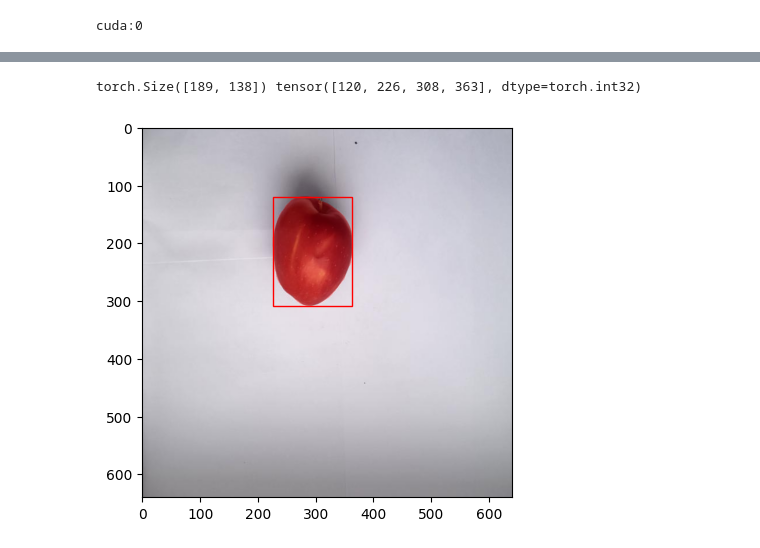
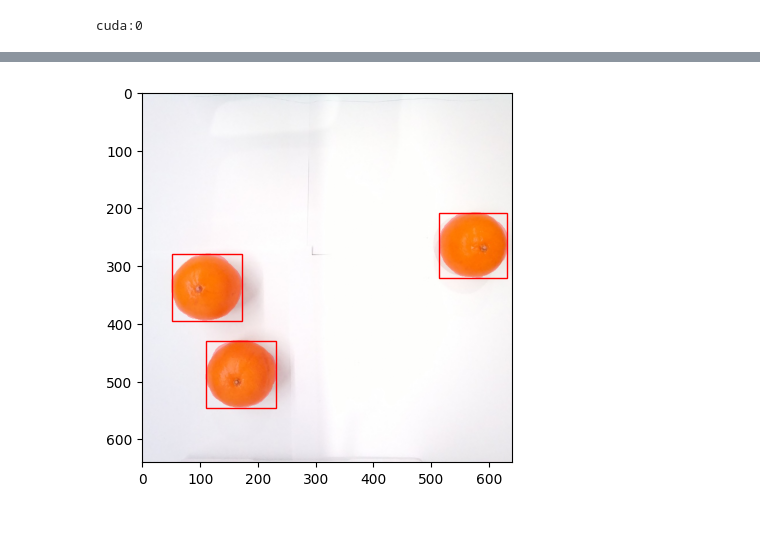
Before and after one commit to frznfrgg/fruit_detection, a Jupyter notebook: model.ipynb, the cells around one changed output, grey strips where cells are left out. Saved outputs shown, nothing was run; the diff lists cells and outputs as text; code cells hidden in the pictures.

```diff
--- a/model.ipynb
+++ b/model.ipynb
@@ -740,17 +517,17 @@ print(device)
 spine = Spine(vgg16_bn(weights = VGG16_BN_Weights.IMAGENET1K_V1)).to(device)
 
 
-class_weights = torch.tensor([0.05, 1.0, 1.0, 1.0, 1.0, 1.0, 1.0]).to(device)
+class_weights = torch.tensor([0.05, 1.5, 1.0, 1.0, 1.0, 1.0, 1.0]).to(device)
 classifier_criterion = torch.nn.BCELoss(weight = class_weights)
 
 classifier = ClsTrainer(lr = 0.0005, criterion = classifier_criterion).to(device)
 
 
 regressor_criterion = nn.SmoothL1Loss()
-regressor = RgsTrainer(lr = 0.005, criterion = regressor_criterion).to(device)
+regressor = RgsTrainer(lr = 0.008, criterion = regressor_criterion).to(device)
 
 
-segmentator = SgmTrainer(lr = 0.001, criterion = torch.nn.BCELoss()).to(device)
+segmentator = SgmTrainer(lr = 0.01, criterion = segmentation_loss).to(device)
 # %% [output]
 cuda:0
 # %%
@@ -764,7 +541,12 @@ args = {
 
 RCNN = Segment(**args)
 # %%
-RCNN.train(train_dataset, val_dataset, epoches=6)
+# augmentor = aug_transform()
+# train_dataset = AugmentedDataset(train_dataset, augmentor)
+
+# aug_img, (aug_labels, aug_bboxes, aug_masks) = train_dataset[0]
+
+RCNN.train(train_dataset, val_dataset, epoches=50)
 # %%
 def show_losses(RCNN):
     plt.figure(1)
@@ -796,4 +578,2 @@ show_losses(RCNN)
 # %%
-image_ind = 13
 RCNN.to('cpu')
-verdict, sample_boxes, sampled_masks = RCNN(val_dataset[image_ind][0])
@@ -853,29 +623,30 @@ lst
 # %%
-labels, bboxes, masks = val_dataset[image_ind][1]
-image = torch.permute(val_dataset[image_ind][0], (1,2,0))
+image_ind = 1
+
+labels, bboxes, masks = train_dataset[image_ind][1]
+image = torch.permute(train_dataset[image_ind][0], (1,2,0))
+
 
 rects = []
 for bbox, mask in zip(bboxes, masks):
     rects.append(patches.Rectangle((bbox[1], bbox[0]), bbox[3]-bbox[1], bbox[2]-bbox[0], linewidth=1, edgecolor='r', facecolor='none'))
 
-    appled_mask = torch.zeros((640,640))
+    appled_mask = torch.zeros((image.shape[0],image.shape[1]))
 
     bbox_int = torch.tensor(bbox).int()
-    print(mask[0].shape, bbox_int)
 
-    appled_mask[bbox_int[0]:bbox_int[2]+1, bbox_int[1]:bbox_int[3]+1] = mask[0]
+    appled_mask[bbox_int[0]:bbox_int[0]+mask.shape[1], bbox_int[1]:bbox_int[1]+mask.shape[2]] = mask[0]
 
 
     image[appled_mask==1] = (1-alpha)*image[appled_mask==1] + alpha*torch.tensor([1.0, 0.0, 0.0])
 
 fig, ax = plt.subplots()
 
 ax.imshow(image)
 for rect in rects:
     ax.add_patch(rect)
 # %% [output]
-torch.Size([189, 138]) tensor([120, 226, 308, 363], dtype=torch.int32)
-[figure, old version]
+[figure, new version]
 # %%
 # явно прослеживается проблема с семплированием боксов
 # -> датасет подает боксы в порядке y,x,y,x -> регрессор работает корректно, классификатор укладывается
```
Also changed, not shown: parts of 17 cells of this notebook, 3 other files.
